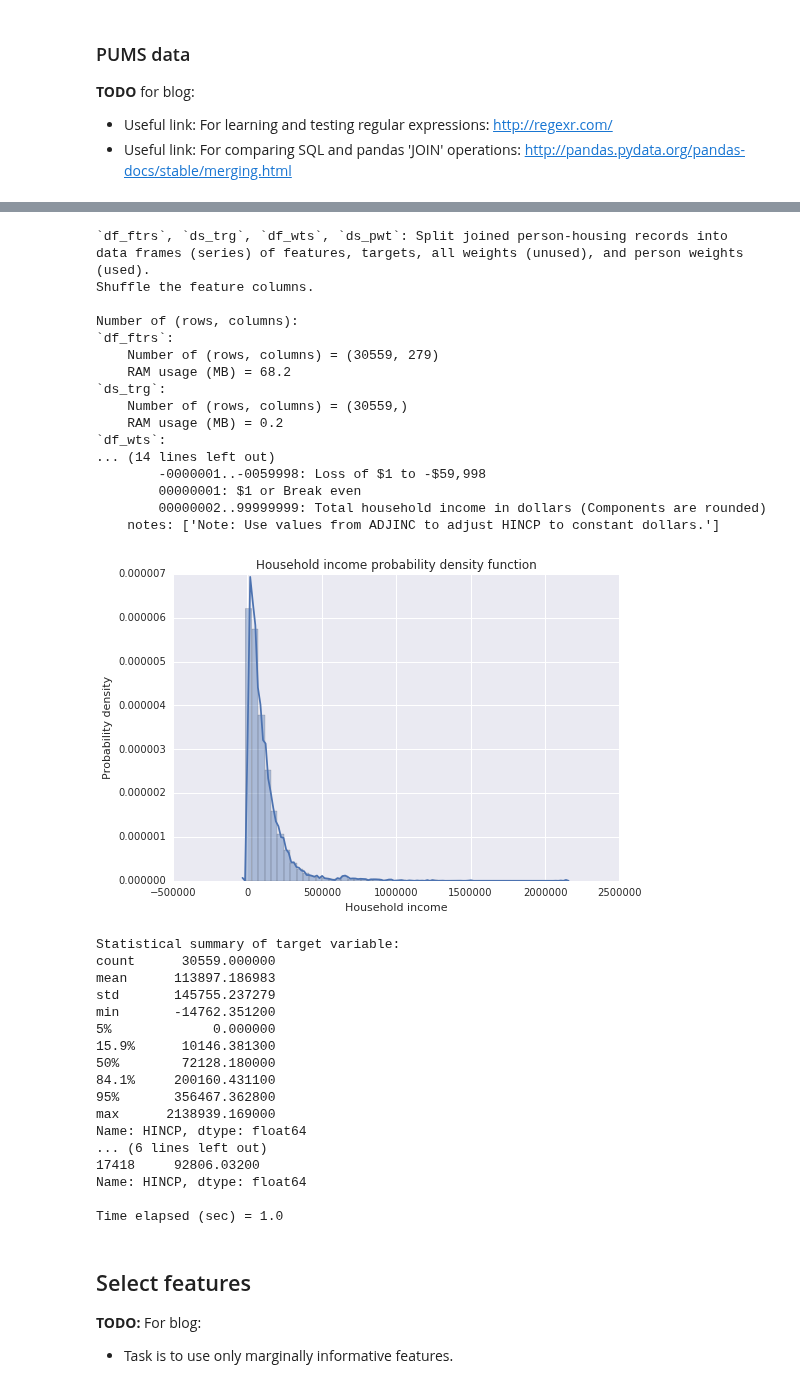
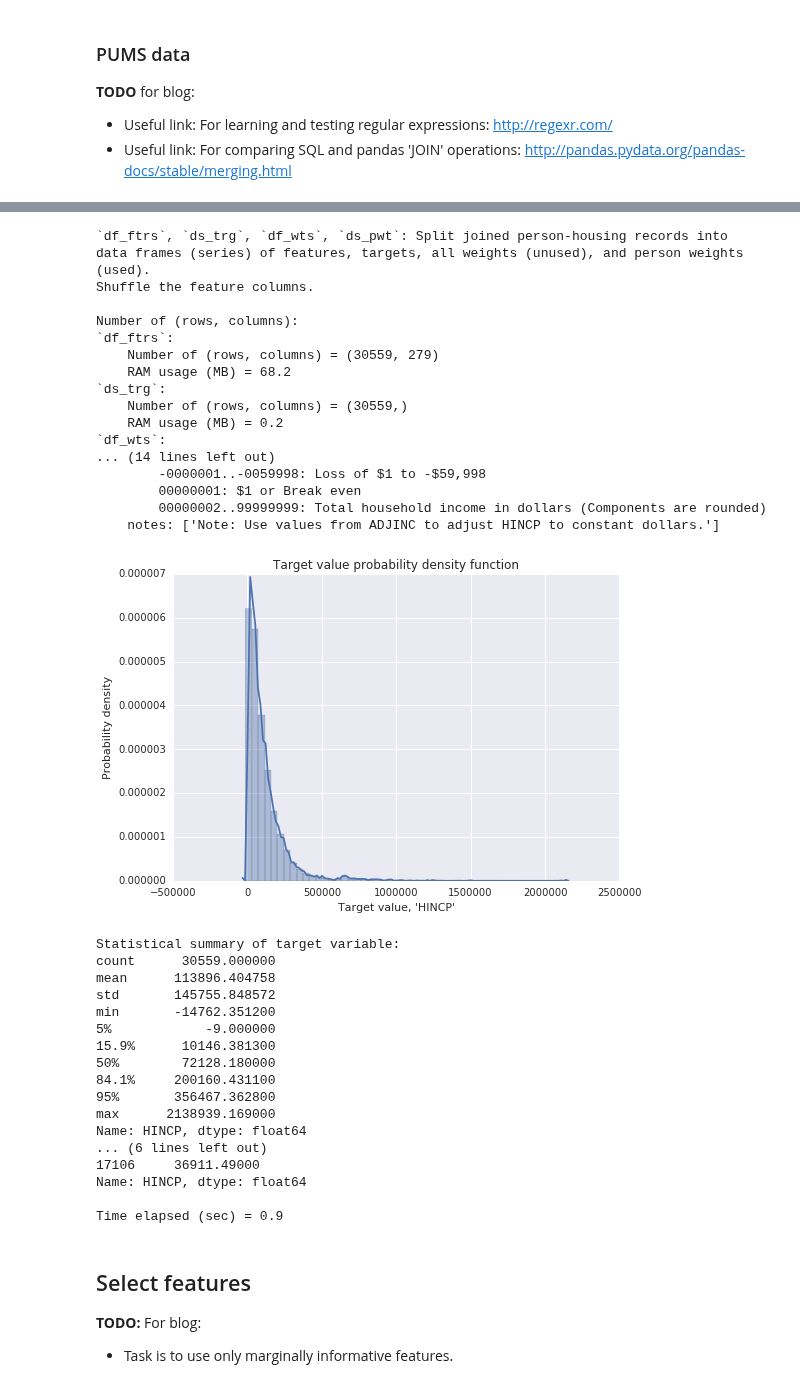
Before and after one commit to stharrold/stharrold.github.io, a Jupyter notebook: content/static/20160221-predict-household-income-from-census/20160221-predict-household-income-from-census.ipynb, the cells around one changed output, grey strips where cells are left out. Drawn from its saved outputs; the diff is of its cells as text; code cells hidden in the pictures.

```diff
--- a/content/static/20160221-predict-household-income-from-census/20160221-predict-household-income-from-census.ipynb
+++ b/content/static/20160221-predict-household-income-from-census/20160221-predict-household-income-from-census.ipynb
@@ -526,56 +530,57 @@ for (key0, val0) in ddict['record_types']['HOUSING RECORD'][trg].items():
             print("        {key}: {val}".format(key=key1, val=val1))
     else:
         print("    {key}: {val}".format(key=key0, val=val0))
-# Assert that the number of incomes matches the sum of the weights.
+# Assert that the number of target values matches the sum of the weights.
 # See https://stharrold.github.io/20160110-etl-census-with-python.html
 # regarding user verification estimates with weights.
-incomes = list()
+trg_vals = list()
 for tup in zip(ds_trg.values, ds_pwt.astype(int)):
-    incomes += itertools.repeat(*tup)
-if not len(incomes) == ds_pwt.sum():
+    trg_vals += itertools.repeat(*tup)
+if not len(trg_vals) == ds_pwt.sum():
     raise AssertionError(
-        ("Program error. The total number of incomes equal the sum of the weights.\n" +
-         "Required: len(incomes) == ds_pwt.sum()\n" +
-         "Given: {lhs} == {rhs}").format(lhs=len(incomes), rhs=ds_pwt.sum()))
-sns.distplot(incomes, hist=True, kde=True, norm_hist=True)
-plt.title('Household income probability density function')
-plt.xlabel('Household income')
+        ("Program error. The total number of target values does not equal the sum of the weights.\n" +
+         "Required: len(trg_vals) == ds_pwt.sum()\n" +
+         "Given: {lhs} == {rhs}").format(lhs=len(trg_vals), rhs=ds_pwt.sum()))
+# Plot histogram of target variable.
+sns.distplot(trg_vals, hist=True, kde=True, norm_hist=True)
+plt.title('Target value probability density function')
+plt.xlabel("Target value, '{trg}'".format(trg=trg))
 plt.ylabel('Probability density')
 plt.show()
 print("Statistical summary of target variable:")
 print(ds_trg.describe(percentiles=percentiles))
 print()
 print("First 5 shuffled records for target variable:")
 print(ds_trg.head())
 print()
 
 time_stop = time.perf_counter()
 print("Time elapsed (sec) = {diff:.1f}".format(diff=time_stop-time_start))
 # %% [output]
 `df_ftrs`, `ds_trg`, `df_wts`, `ds_pwt`: Split joined person-housing records into
 data frames (series) of features, targets, all weights (unused), and person weights (used).
 Shuffle the feature columns.
 
 Number of (rows, columns):
 `df_ftrs`:
     Number of (rows, columns) = (30559, 279)
     RAM usage (MB) = 68.2
 `ds_trg`:
     Number of (rows, columns) = (30559,)
     RAM usage (MB) = 0.2
 `df_wts`:
 ... (14 lines left out)
         -0000001..-0059998: Loss of $1 to -$59,998
         00000001: $1 or Break even
         00000002..99999999: Total household income in dollars (Components are rounded)
     notes: ['Note: Use values from ADJINC to adjust HINCP to constant dollars.']
-[figure, old version]
+[figure, new version]
 Statistical summary of target variable:
 count      30559.000000
-mean      113897.186983
-std       145755.237279
+mean      113896.404758
+std       145755.848572
 min       -14762.351200
-5%             0.000000
+5%            -9.000000
 15.9%      10146.381300
 50%        72128.180000
 84.1%     200160.431100
@@ -583,10 +588,10 @@ min       -14762.351200
 max      2138939.169000
 Name: HINCP, dtype: float64
 ... (6 lines left out)
-17418     92806.03200
+17106     36911.49000
 Name: HINCP, dtype: float64
 
-Time elapsed (sec) = 1.0
+Time elapsed (sec) = 0.9
 # %% [markdown]
 ## Select features
 
```
Also changed, not shown: parts of 12 cells of this notebook.
